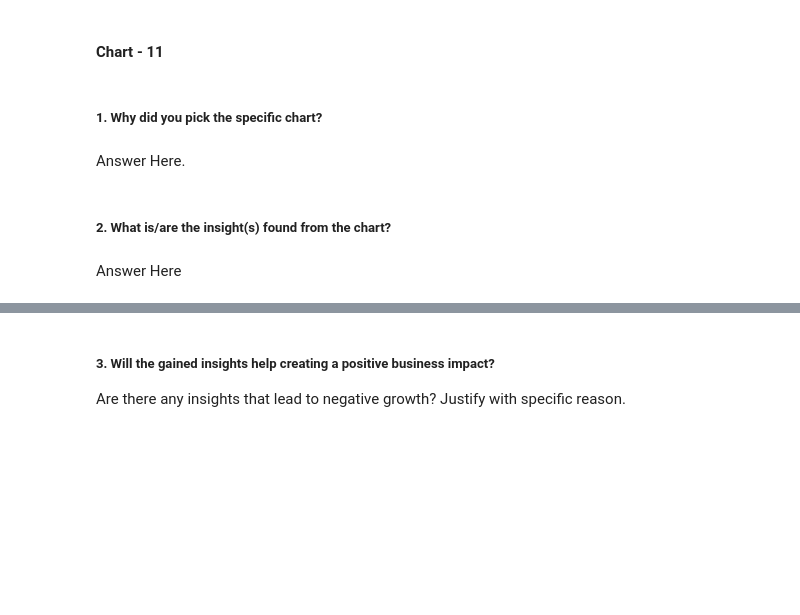
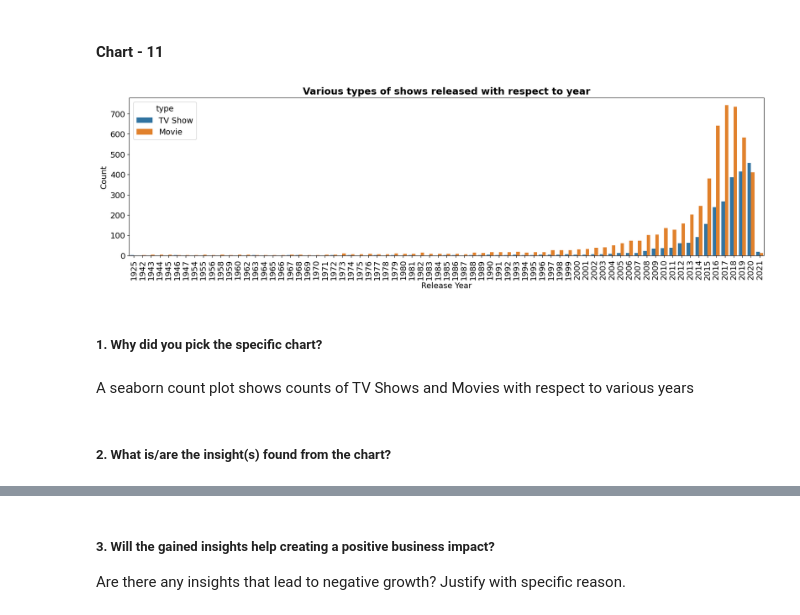
Before and after one commit to saraswatiyangandul20/NetflixMoviesAndTVShowsClustering, a Jupyter notebook: NetflixMoviesAndTVShowsClustering.ipynb, the cells around one changed output, grey strips where cells are left out. Saved outputs shown, nothing was run; the diff lists cells and outputs as text; code cells hidden in the pictures; blank space fills up the shorter version.

Commit message:
Altered charts

```diff
--- a/NetflixMoviesAndTVShowsClustering.ipynb
+++ b/NetflixMoviesAndTVShowsClustering.ipynb
@@ -799,8 +797,21 @@ The output CSV files must be improved
+# %%
+# Chart - 11 visualization code
+
+sns.countplot(x='release_year',hue='type', data=df)
+
+# setting chart title
+plt.title('Various types of shows released with respect to year')
+plt.xticks(rotation=90)
+plt.xlabel('Release Year')
+plt.ylabel('Count')
+
+# display chart
+plt.show()
+# %% [output]
+[figure, added]
 # %% [markdown]
 ##### 1. Why did you pick the specific chart?
-# %% [markdown]
-Answer Here.
+# %% [markdown]
+A seaborn count plot shows counts of TV Shows and Movies with respect to various years
 # %% [markdown]
 ##### 2. What is/are the insight(s) found from the chart?
-# %% [markdown]
-Answer Here
```
Also changed, not shown: parts of 26 cells of this notebook.
